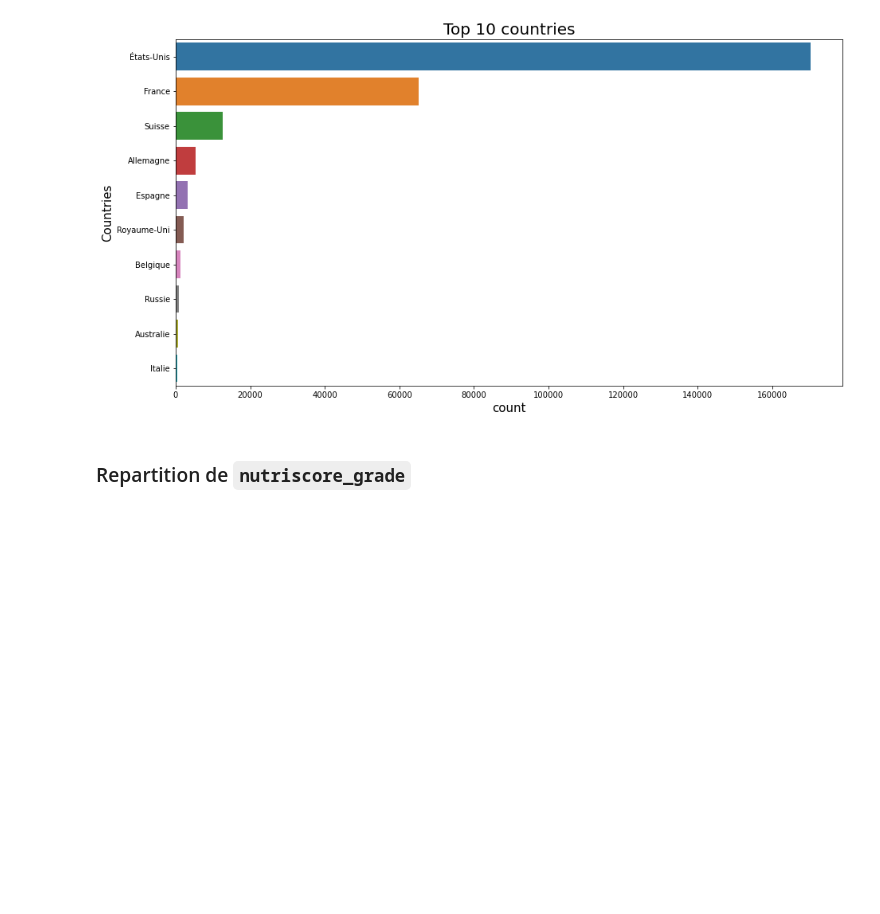
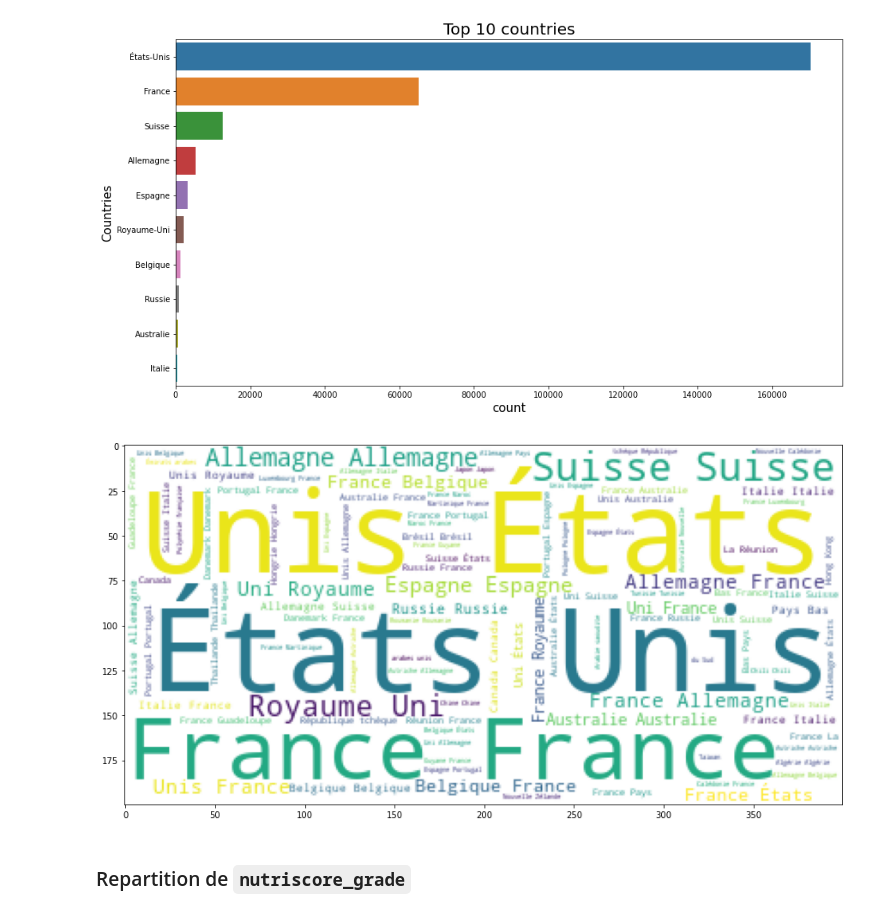
Before and after one commit to mbartcus/OC-projects, a Jupyter notebook: oc_3/P3_01_notebook.ipynb, the cells around one changed output. Drawn from its saved outputs; the diff is of its cells as text; code cells hidden in the pictures; blank space fills up the shorter version.

Commit message:
cloudwords

```diff
--- a/oc_3/P3_01_notebook.ipynb
+++ b/oc_3/P3_01_notebook.ipynb
@@ -62,6 +65,29 @@ def plot_density(df, columns = np.NaN, dt = DensityTypes.Density):
         if on_col%2 == 1: on_line+=1
         on_col+=1;
     plt.show();
+# %%
+def plot_words(df, col):
+    # Remove punctuation
+
+    df[col].map(lambda x: re.sub('[,\.!?]', '', x))
+
+    # Convert the titles to lowercase
+
+    df[col].map(lambda x: x.lower())
+
+    # Print out the first rows of papers
+    df[col].head()
+
+
+    # Join the different processed titles together.
+    long_string = ','.join(list(df[col].values))
+    # Create a WordCloud object
+    wordcloud = WordCloud(background_color="white", max_words=5000, contour_width=3,
+    contour_color='steelblue')# Generate a word cloud
+    wordcloud.generate(long_string)# Visualize the word cloud
+    plt.figure( figsize=(15,10) )
+    plt.imshow(wordcloud)
+    plt.show()
 # %%
 def print_columns(df):
     '''
@@ -699,6 +725,10 @@ plt.show();
 del df1, df2;
 # %% [output]
 [figure]
+# %%
+plot_words(df[~df.countries_fr.isna()], 'countries_fr')
+# %% [output]
+[figure, added]
 # %% [markdown]
 ### Repartition de `nutriscore_grade`
 # %%
```
Also changed, not shown: parts of 1 cell of this notebook, 1 other file.
